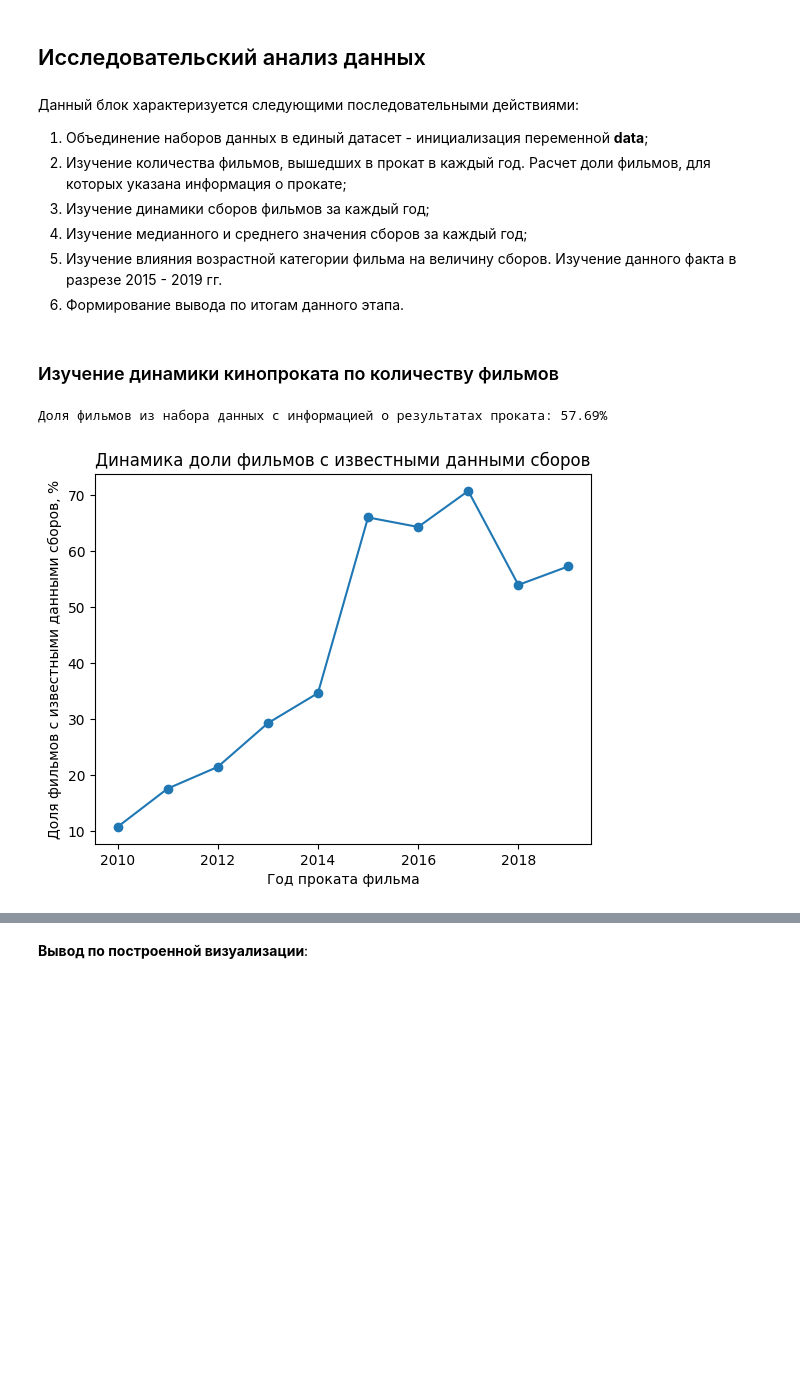
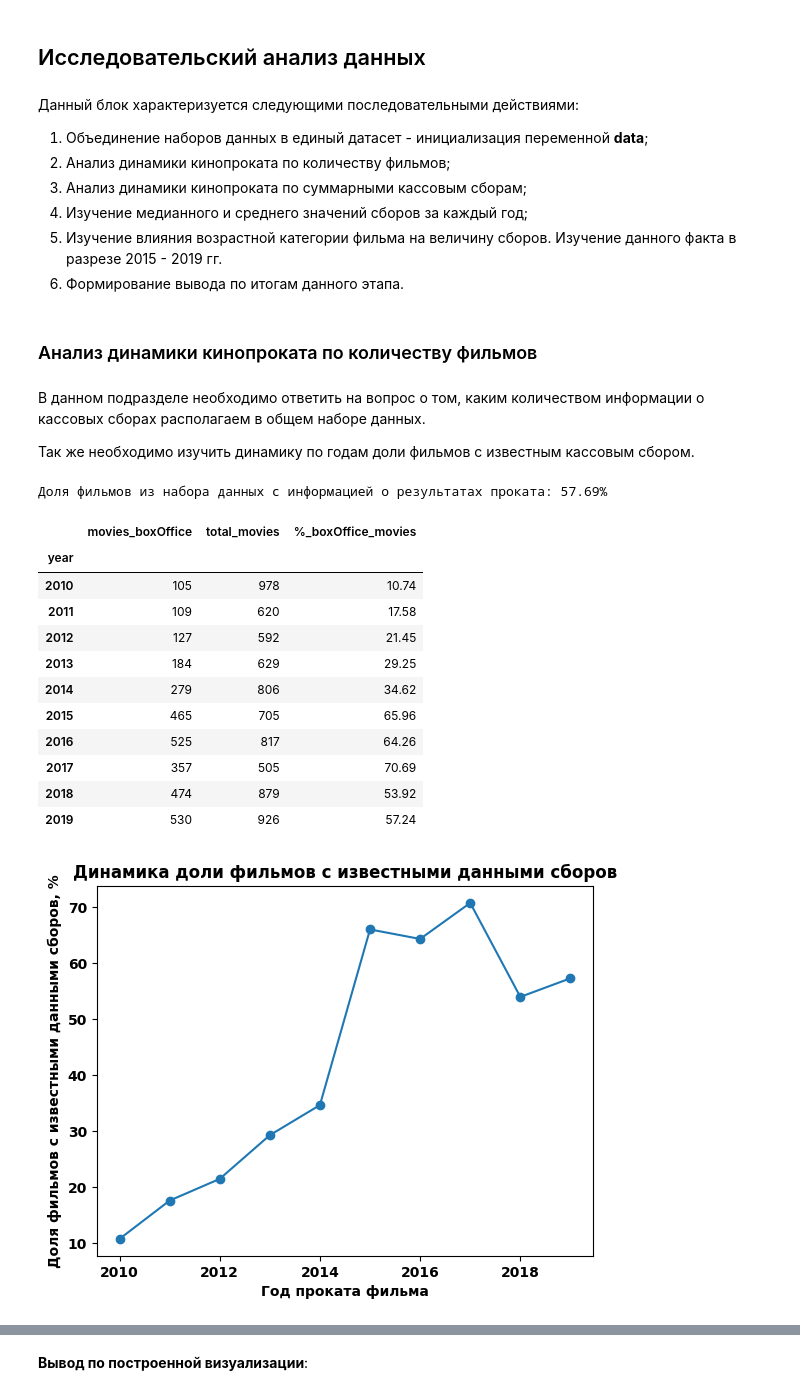
Before and after one commit to MrKostas/YandexPractikum_projects, a Jupyter notebook: notebooks/FourthPetProject_MainProject1.ipynb, the cells around one changed output, grey strips where cells are left out. Saved outputs shown, nothing was run; the diff lists cells and outputs as text; code cells hidden in the pictures; blank space fills up the shorter version.

```diff
--- a/notebooks/FourthPetProject_MainProject1.ipynb
+++ b/notebooks/FourthPetProject_MainProject1.ipynb
@@ -77,7 +82,7 @@ import seaborn as sns
 # %%
 # инициализация переменной mkrf_movies - запись соответствующего набора данных
 try:
-    mkrf_movies = pd.read_csv('C:/Users/User/Desktop/YandexPractikum_projects/datasets/mkrf_movies.csv')
+    mkrf_movies = pd.read_csv('C:/Users/k.storozhuk/Desktop/YandexPraktikum_projects/datasets/mkrf_movies.csv')
 except:
     mkrf_movies = pd.read_csv('/datasets/mkrf_movies.csv')
 
@@ -114,7 +119,7 @@ None
 # %%
 # инициализация переменной mkrf_shows - запись соответствующего набора данных
 try:
-    mkrf_shows = pd.read_csv('C:/Users/User/Desktop/YandexPractikum_projects/datasets/mkrf_shows.csv')
+    mkrf_shows = pd.read_csv('C:/Users/k.storozhuk/Desktop/YandexPraktikum_projects/datasets/mkrf_shows.csv')
 except:
     mkrf_shows = pd.read_csv('/datasets/mkrf_shows.csv')
 
@@ -622,16 +627,20 @@ display(mkrf_movies.head())
 Данный блок характеризуется следующими последовательными действиями:
 
 1. Объединение наборов данных в единый датасет - инициализация переменной **data**;
-2. Изучение количества фильмов, вышедших в прокат в каждый год. Расчет доли фильмов, для которых указана информация о прокате;
-3. Изучение динамики сборов фильмов за каждый год;
-4. Изучение медианного и среднего значения сборов за каждый год;
+2. Анализ динамики кинопроката по количеству фильмов;
+3. Анализ динамики кинопроката по суммарными кассовым сборам;
+4. Изучение медианного и среднего значений сборов за каждый год;
 5. Изучение влияния возрастной категории фильма на величину сборов. Изучение данного факта в разрезе 2015 - 2019 гг.
 6. Формирование вывода по итогам данного этапа.
 # %%
 # объединение наборов данных - инициализация переменной data
 data = mkrf_movies.merge(mkrf_shows, on = 'puNumber', how = 'left')
 # %% [markdown]
-### Изучение динамики кинопроката по количеству фильмов <a class = 'anchor' id = 'Исследование_динамика'></a>
+### Анализ динамики кинопроката по количеству фильмов <a class = 'anchor' id = 'Исследование_динамика'></a>
+# %% [markdown]
+В данном подразделе необходимо ответить на вопрос о том, каким количеством информации о кассовых сборах располагаем в общем наборе данных.
+
+Так же необходимо изучить динамику по годам доли фильмов с известным кассовым сбором.
 # %%
 # вывод на экран доли фильмов от общего набора, для которых указан год проката
 print('Доля фильмов из набора данных с информацией о результатах проката: {:.2%}'.format(data[data['box_office'].isna()].shape[0] / data.shape[0]))
@@ -640,17 +649,32 @@ print('Доля фильмов из набора данных с информа
 # %%
 # формирование свода по изменению доли фильмов с информацией о результатах проката
 movies_per_year = (data.groupby('year').agg({'box_office' : 'count', 'title' : 'count'})
                        .rename(columns = {'box_office' : 'movies_boxOffice', 'title' : 'total_movies'}))
 movies_per_year['%_boxOffice_movies'] = round(movies_per_year['movies_boxOffice'] / movies_per_year['total_movies'] * 100, 2)
 
+
+# вывод свода на экран
+display(movies_per_year)
 # формирование графика динамики фильмов с известными кассовыми сборами
 movies_per_year['%_boxOffice_movies'].plot(marker = 'o')
 plt.title('Динамика доли фильмов с известными данными сборов', fontsize = 12)
 plt.xlabel('Год проката фильма')
 plt.ylabel('Доля фильмов с известными данными сборов, %')
 plt.show()
 # %% [output]
+|  | movies_boxOffice | total_movies | %_boxOffice_movies |
+| year |  |  |  |
+| 2010 | 105 | 978 | 10.74 |
+| 2011 | 109 | 620 | 17.58 |
+| 2012 | 127 | 592 | 21.45 |
+| 2013 | 184 | 629 | 29.25 |
+| 2014 | 279 | 806 | 34.62 |
+| 2015 | 465 | 705 | 65.96 |
+| 2016 | 525 | 817 | 64.26 |
+| 2017 | 357 | 505 | 70.69 |
+| 2018 | 474 | 879 | 53.92 |
+| 2019 | 530 | 926 | 57.24 |
-[figure, old version]
+[figure, new version]
 # %% [markdown]
 **Вывод по построенной визуализации**:
 
```
Also changed, not shown: parts of 43 cells of this notebook.
